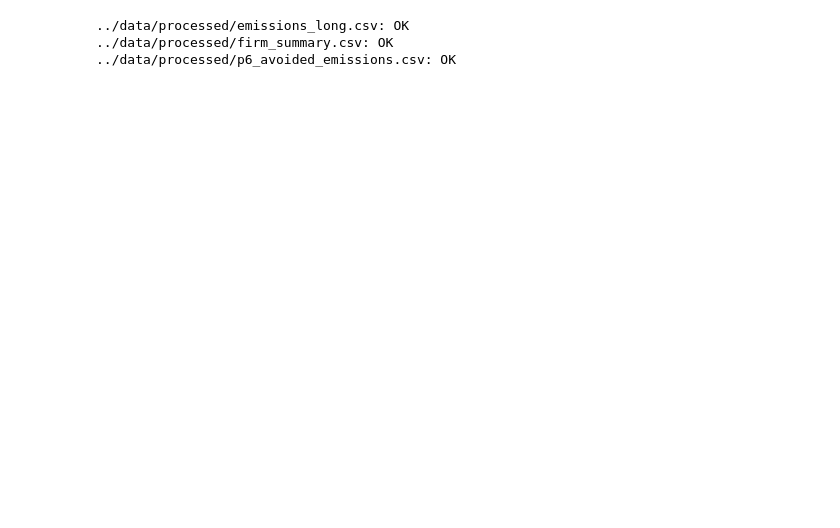
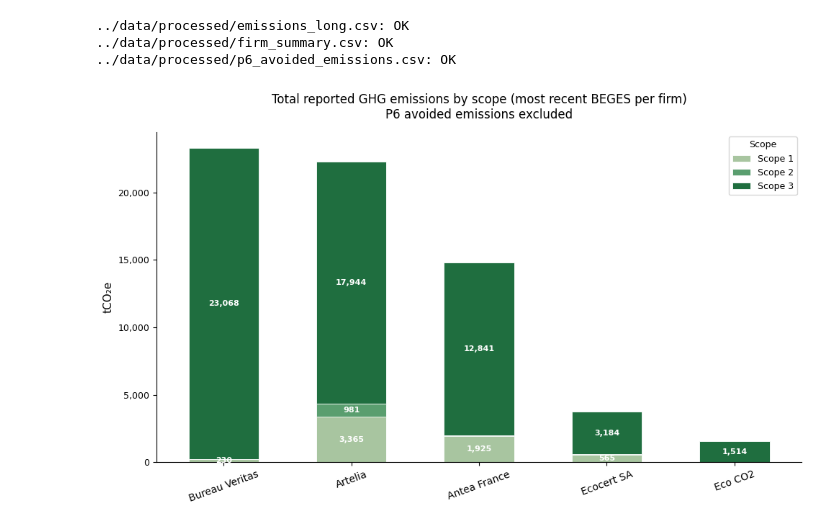
Before and after one commit to ecmccallum/bilan-critique, a Jupyter notebook: notebooks/01_emissions_extraction.ipynb, the cells around one changed output. Cells and saved outputs as stored; diff of their text form; code cells hidden in the pictures; blank space fills up the shorter version.

```diff
--- a/notebooks/01_emissions_extraction.ipynb
+++ b/notebooks/01_emissions_extraction.ipynb
@@ -514,3 +431,92 @@ for f in files:
 ../data/processed/emissions_long.csv: OK
 ../data/processed/firm_summary.csv: OK
 ../data/processed/p6_avoided_emissions.csv: OK
+# %%
+import matplotlib.pyplot as plt
+import matplotlib.ticker as mticker
+
+# Build pivot table for stacked bar: firms as rows, scopes as columns
+# Use df_long, but exclude P6 from Scope 3 (it's avoided emissions, not a real emission)
+
+pivot = df_long.groupby(["Raison sociale", "scope"])["tco2e"].sum().unstack("scope")
+
+# Ensure column order: Scope 1, Scope 2, Scope 3
+pivot = pivot[["Scope 1", "Scope 2", "Scope 3"]]
+
+# Sort firms by total descending so the biggest emitter is on the left
+pivot["total"] = pivot.sum(axis=1)
+pivot = pivot.sort_values("total", ascending=False).drop(columns="total")
+
+# Shorten firm names for the x-axis
+name_map = {
+    "BUREAU VERITAS EXPLOITATION": "Bureau Veritas",
+    "ANTEA FRANCE": "Antea France",
+    "ARTELIA": "Artelia",
+    "ECOCERT SA": "Ecocert SA",
+    "Eco CO2": "Eco CO2",
+}
+pivot.index = pivot.index.map(name_map)
+
+# Colours: muted green palette, lightest for S1, darkest for S3
+colours = ["#a8c5a0", "#5a9e6f", "#1f6e3f"]
+
+fig, ax = plt.subplots(figsize=(10, 6))
+
+pivot.plot(
+    kind="bar",
+    stacked=True,
+    ax=ax,
+    color=colours,
+    width=0.55,
+    edgecolor="white",
+    linewidth=0.6,
+)
+
+# Axis formatting
+ax.set_xlabel("")
+ax.set_ylabel("tCO₂e", fontsize=11)
+ax.set_title(
+    "Total reported GHG emissions by scope (most recent BEGES per firm)\n"
+    "P6 avoided emissions excluded",
+    fontsize=12,
+    pad=14,
+)
+ax.yaxis.set_major_formatter(mticker.FuncFormatter(lambda x, _: f"{x:,.0f}"))
+ax.tick_params(axis="x", rotation=20, labelsize=10)
+ax.tick_params(axis="y", labelsize=9)
+
+# Add value labels on each segment (only if > 100 tCO2e to avoid clutter)
+for bar_group in ax.containers:
+    for bar in bar_group:
+        h = bar.get_height()
+        if h > 100:
+            ax.text(
+                bar.get_x() + bar.get_width() / 2,
+                bar.get_y() + h / 2,
+                f"{h:,.0f}",
+                ha="center",
+                va="center",
+                fontsize=8,
+                color="white",
+                fontweight="bold",
+            )
+
+# Legend
+ax.legend(
+    title="Scope",
+    loc="upper right",
+    framealpha=0.8,
+    fontsize=9,
+    title_fontsize=9,
+)
+
+ax.spines[["top", "right"]].set_visible(False)
+
+plt.tight_layout()
+import os
+os.makedirs("../figures", exist_ok=True)
+plt.savefig("../figures/01_emissions_by_scope.png", dpi=150, bbox_inches="tight")
+plt.show()
+print("Saved to figures/01_emissions_by_scope.png")
+# %% [output]
+[figure, added]
```
Also changed, not shown: parts of 16 cells of this notebook, 2 other files.
